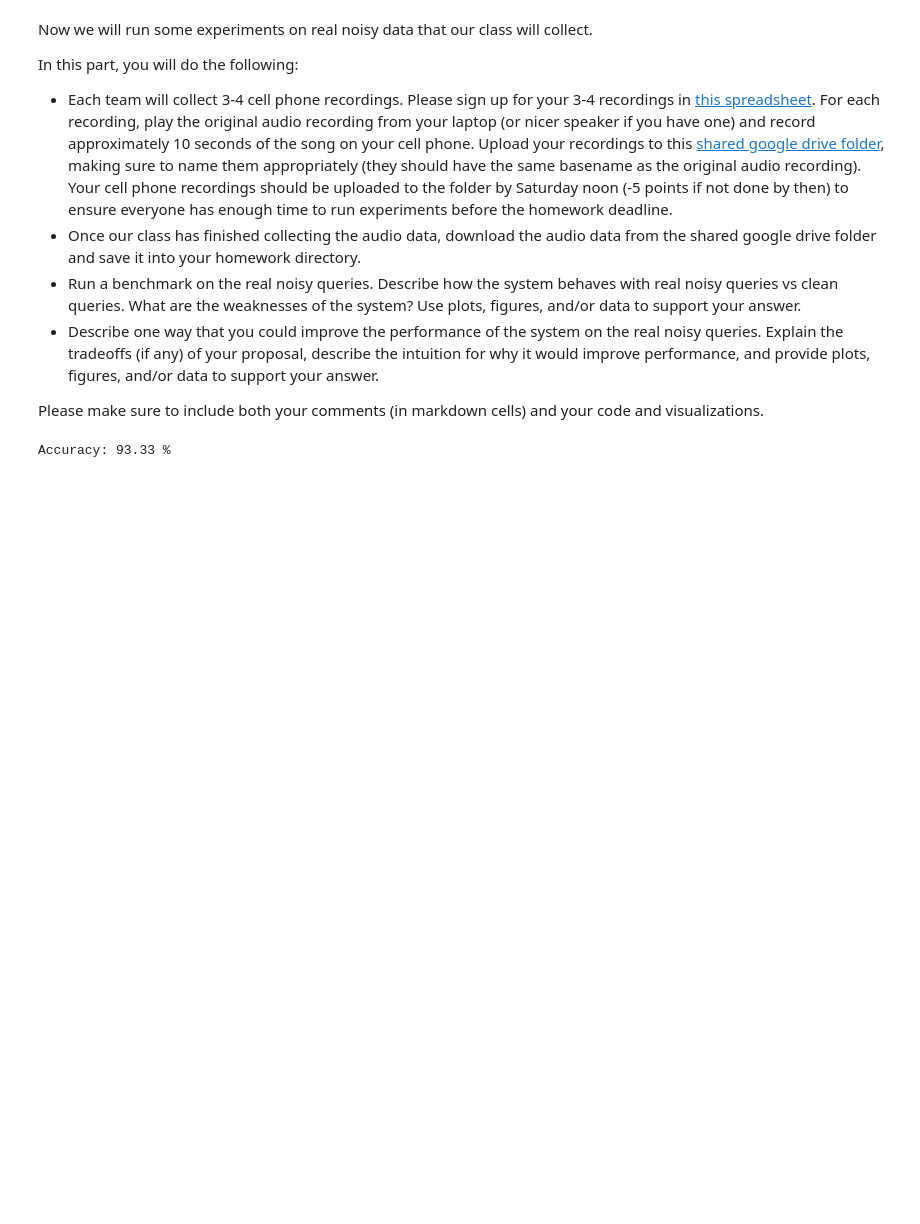
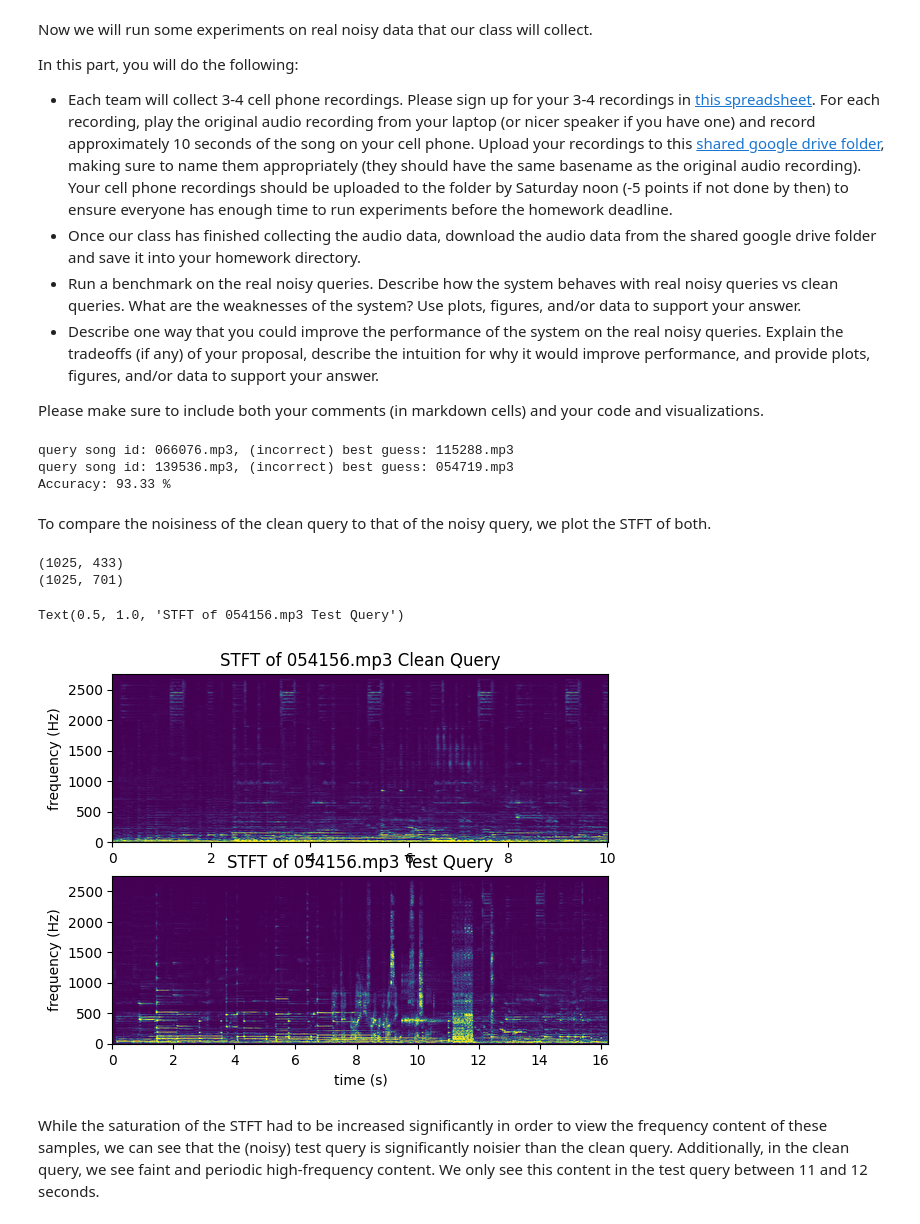
Before and after one commit to madeleieine/Shazam, a Jupyter notebook: hw3.ipynb, the cells around one changed output. Saved outputs shown, nothing was run; the diff lists cells and outputs as text; code cells hidden in the pictures; blank space fills up the shorter version.

Commit message:
made some plots and stuff!

```diff
--- a/hw3.ipynb
+++ b/hw3.ipynb
@@ -791,6 +826,55 @@ In this part, you will do the following:
 Please make sure to include both your comments (in markdown cells) and your code and visualizations.
 # %%
 ### INSERT CODE AND MARKDOWN CELLS BELOW ###
-runBenchmark('test_queries', ref_dir, db)
+runBenchmark('test_queries', ref_dir, db, verbose=True)
 # %% [output]
+query song id: 066076.mp3, (incorrect) best guess: 115288.mp3
+query song id: 139536.mp3, (incorrect) best guess: 054719.mp3
 Accuracy: 93.33 %
+# %% [markdown]
+To compare the noisiness of the clean query to that of the noisy query, we plot the STFT of both.
+# %%
+test_query_songpath = 'test_queries//054156.mp3'
+clean_query_songpath = 'queries//054156.mp3'
+
+test_query_song, sr  = lb.load(test_query_songpath, sr = 22050)
+clean_query_song, sr  = lb.load(clean_query_songpath, sr = 22050)
+
+winsz = 2048
+hop = 512
+f_cq, t_cq, clean_query_stft = stft(clean_query_song, fs=sr, nperseg= winsz, noverlap= winsz-hop)
+f_tq, t_tq, test_query_stft = stft(test_query_song, fs=sr, nperseg= winsz, noverlap= winsz-hop)
+
+
+# via https://stackoverflow.com/questions/6999621/how-to-use-extent-in-matplotlib-pyplot-imshow
+horizontal_min_cq = min(t_cq)
+horizontal_max_cq = max(t_cq)
+vertical_min_cq = min(f_cq)
+vertical_max_cq = int(max(f_cq)/4)
+horizontal_min_tq = min(t_tq)
+horizontal_max_tq = max(t_tq)
+vertical_min_tq = min(f_tq)
+vertical_max_tq = int(max(f_tq)/4)
+
+
+plt.subplot(211)
+extent_values_cq = [horizontal_min_cq, horizontal_max_cq, vertical_min_cq, vertical_max_cq]
+print(clean_query_stft.shape)
+plt.imshow(abs(clean_query_stft), extent=extent_values_cq, origin="lower", aspect="auto", interpolation = 'sinc', vmin = 0, vmax = 0.01)
+plt.ylabel("frequency (Hz)")
+plt.title("STFT of 054156.mp3 Clean Query")
+
+plt.subplot(212)
+extent_values_tq = [horizontal_min_tq, horizontal_max_tq, vertical_min_tq, vertical_max_tq]
+print(test_query_stft.shape)
+plt.imshow(abs(test_query_stft), extent=extent_values_tq, origin="lower", aspect="auto", interpolation = 'sinc', vmin = 0, vmax = 0.01)
+plt.xlabel("time (s)")
+plt.ylabel("frequency (Hz)")
+plt.title("STFT of 054156.mp3 Test Query")
+# %% [output]
+(1025, 433)
+(1025, 701)
+Text(0.5, 1.0, 'STFT of 054156.mp3 Test Query')
+[figure, added]
+# %% [markdown]
+While the saturation of the STFT had to be increased significantly in order to view the frequency content of these samples, we can see that the (noisy) test query is significantly noisier than the clean query. Additionally, in the clean query, we see faint and periodic high-frequency content. We only see this content in the test query between 11 and 12 seconds.
```
Also changed, not shown: parts of 17 cells of this notebook.
